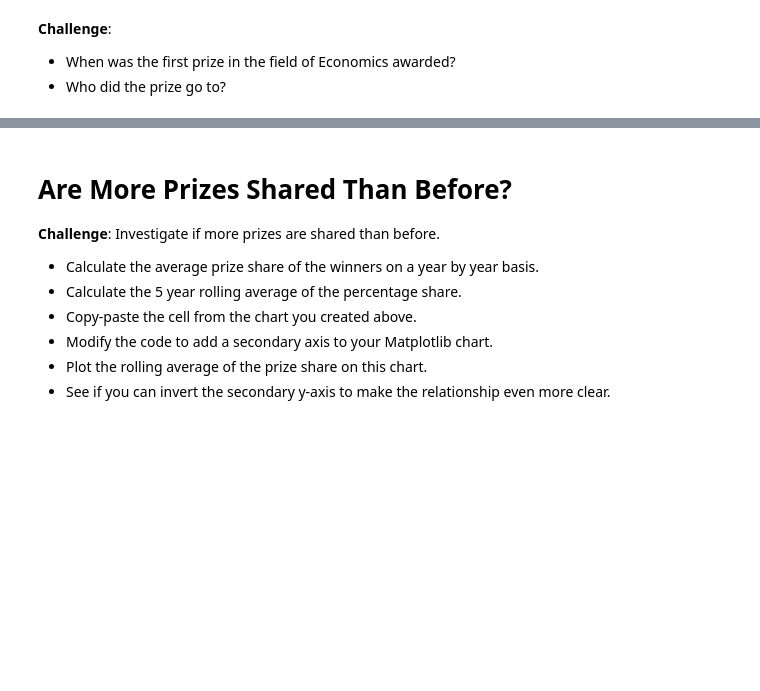
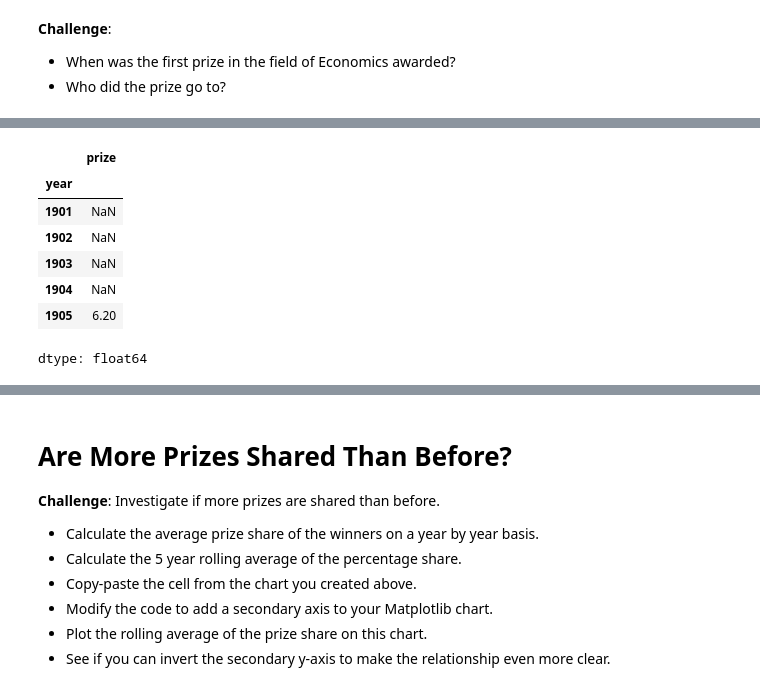
Before and after one commit to SiracencoSerghei/Bootcamp_Python, a Jupyter notebook: day_79/Nobel_Prize_Analysis.ipynb, the cells around one changed output, grey strips where cells are left out. Cells and saved outputs as stored; diff of their text form; code cells hidden in the pictures; blank space fills up the shorter version.

```diff
--- a/day_79/Nobel_Prize_Analysis.ipynb
+++ b/day_79/Nobel_Prize_Analysis.ipynb
@@ -336,0 +404,12 @@ multiple_winners[col_subset]
+# %%
+moving_average = prize_per_year.rolling(window=5).mean()
+moving_average.head()
+# %% [output]
+|  | prize |
+| year |  |
+| 1901 | NaN |
+| 1902 | NaN |
+| 1903 | NaN |
+| 1904 | NaN |
+| 1905 | 6.20 |
+dtype: float64
```
Also changed, not shown: parts of 9 cells of this notebook.
